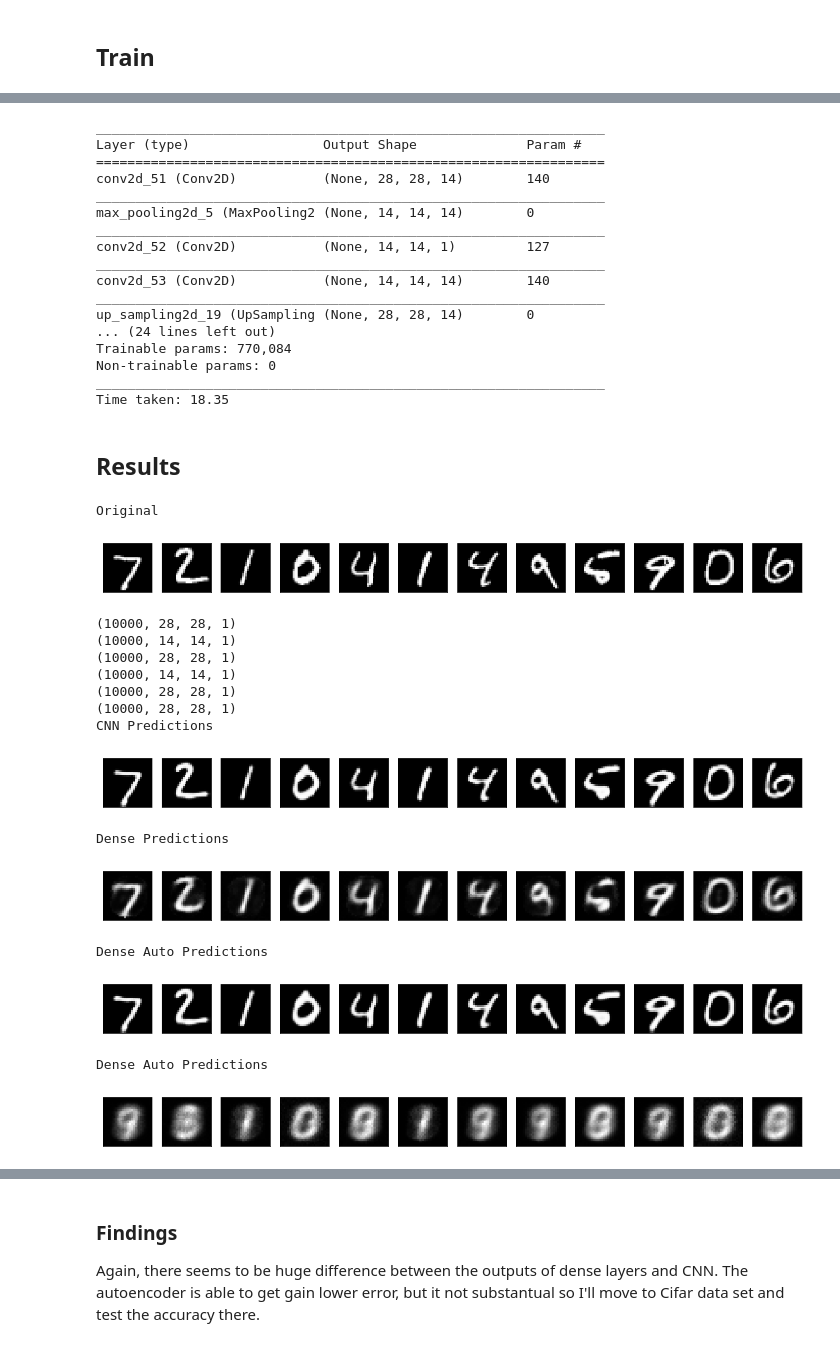
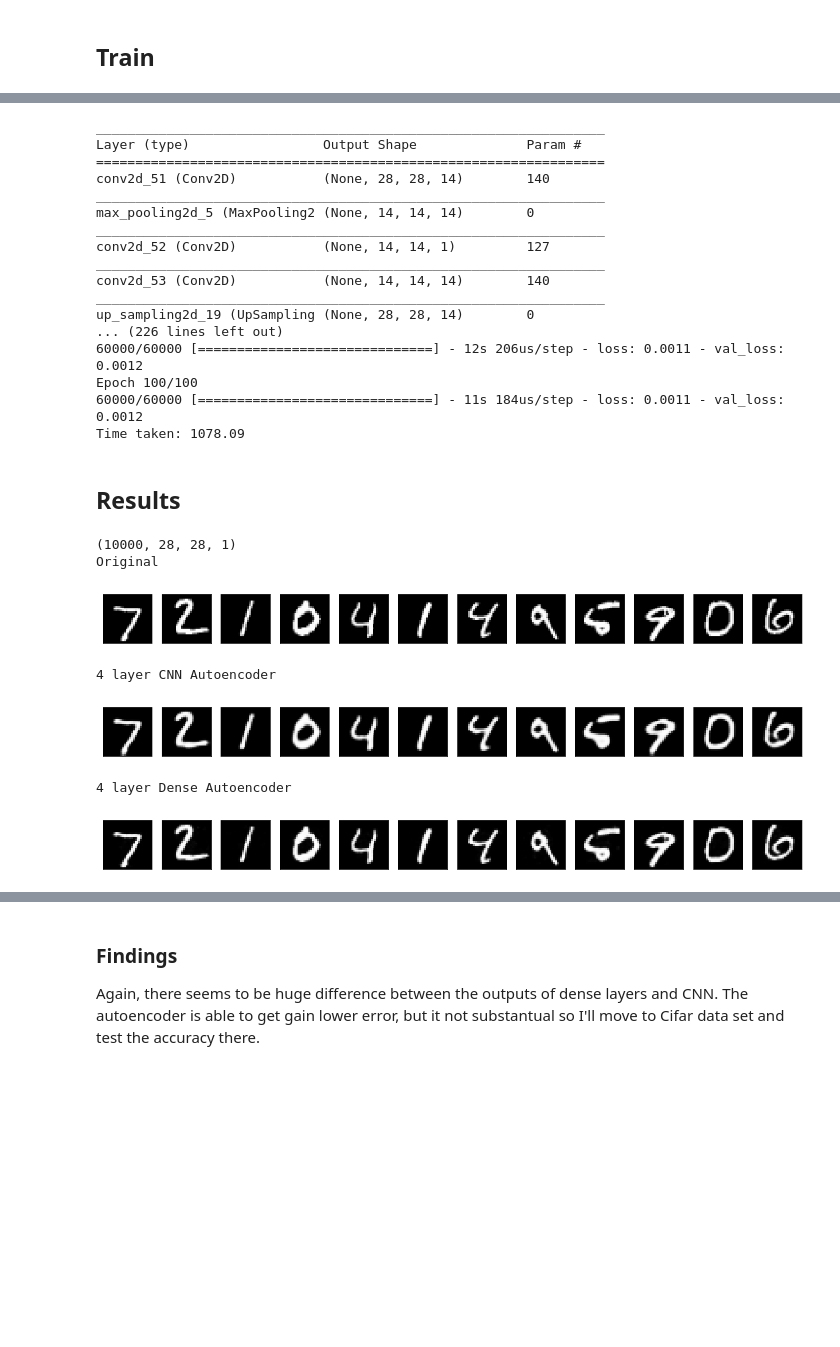
Before and after one commit to several27/COMP6208-AutoEncoder, a Jupyter notebook: mattochal/CNN_upscalers.ipynb, the cells around one changed output, grey strips where cells are left out. Drawn from its saved outputs; the diff is of its cells as text; code cells hidden in the pictures; blank space fills up the shorter version.

```diff
--- a/mattochal/CNN_upscalers.ipynb
+++ b/mattochal/CNN_upscalers.ipynb
@@ -296,6 +298,8 @@ def basic_cnn_autoencoder_mnist(x_train, y_train, x_test, y_test, epochs=5,
         upscaler.save(model_filename)
     return upscaler
 # %%
+
+
 def basic_dense_autoencoder_mnist(x_train, y_train, x_test, y_test, epochs=5,
                             retrain=False, model_filename="basic_dense_autoencoder_mnist.h5"):
     if os.path.isfile(model_filename) and not retrain:
@@ -314,8 +318,12 @@ def basic_dense_autoencoder_mnist(x_train, y_train, x_test, y_test, epochs=5,
             Reshape(target_shape = output_image_dim),
         ])
 
-        upscaler.compile(optimizer='adadelta', loss='mean_squared_error')
+        upscaler.compile(optimizer='adam', loss='mean_squared_error')
         upscaler.summary()
+
+        checkpoint = ModelCheckpoint("SRCNN_check_longer.h5", monitor='val_loss', verbose=1, save_best_only=True,
+                                 save_weights_only=False, mode='min')
+        callbacks_list = [checkpoint]
 
         upscaler.fit(x_train, y_train,
                      epochs=epochs,
@@ -428,7 +436,9 @@ my_basic_dense_autoencoder_mnist = basic_dense_autoencoder_mnist(
     x_train = x_train_mnist,
     y_train = x_train_mnist,
     x_test = x_test_mnist,
-    y_test = x_test_mnist
+    y_test = x_test_mnist,
+    epochs = 100,
+    retrain= True
 )
 te = time.time()
 print("Time taken: {:.2f}".format(te-ts))
@@ -445,62 +455,52 @@ _________________________________________________________________
 conv2d_53 (Conv2D)           (None, 14, 14, 14)        140
 _________________________________________________________________
 up_sampling2d_19 (UpSampling (None, 28, 28, 14)        0
-... (24 lines left out)
-Trainable params: 770,084
-Non-trainable params: 0
-_________________________________________________________________
-Time taken: 18.35
+... (226 lines left out)
+60000/60000 [==============================] - 12s 206us/step - loss: 0.0011 - val_loss: 0.0012
+Epoch 100/100
+60000/60000 [==============================] - 11s 184us/step - loss: 0.0011 - val_loss: 0.0012
+Time taken: 1078.09
 # %% [markdown]
 ## Results
 # %%
-print("Original")
-draw_images(x_test_mnist, shape=(28,28))
+# print(np.shape(x_test_mnist))
+# cnn_small_pred = my_basic_cnn_downscaler_mnist.predict(x_test_mnist)
+# print(np.shape(cnn_small_pred))
+# cnn_pred = my_basic_cnn_upscaler_mnist.predict(cnn_small_pred)
 
-print(np.shape(x_test_mnist))
-cnn_small_pred = my_basic_cnn_downscaler_mnist.predict(x_test_mnist)
-print(np.shape(cnn_small_pred))
-cnn_pred = my_basic_cnn_upscaler_mnist.predict(cnn_small_pred)
+# print(np.shape(x_test_mnist))
+# dense_small_pred = my_basic_dense_downscaler_mnist.predict(x_test_mnist)
+# # print(np.shape(dense_small_pred))
+# # dense_pred = my_basic_dense_upscaler_mnist.predict(dense_small_pred)
 
-print(np.shape(x_test_mnist))
-dense_small_pred = my_basic_dense_downscaler_mnist.predict(x_test_mnist)
-print(np.shape(dense_small_pred))
-dense_pred = my_basic_dense_upscaler_mnist.predict(dense_small_pred)
-
-
-print(np.shape(x_test_mnist))
-cnn_auto_pred = my_basic_cnn_autoencoder_mnist.predict(x_test_mnist)
+# print(np.shape(x_test_mnist))
+# cnn_auto_pred = my_basic_cnn_autoencoder_mnist.predict(x_test_mnist)
 
 print(np.shape(x_test_mnist))
 dense_auto_pred = my_basic_dense_autoencoder_mnist.predict(x_test_mnist)
 
-print("CNN Predictions")
-draw_images(cnn_pred, shape=(28, 28))
+print("Original")
+draw_images(x_test_mnist, shape=(28,28))
 
-print("Dense Predictions")
-draw_images(dense_pred, shape=(28, 28))
+# print("CNN Predictions")
+# draw_images(cnn_pred, shape=(28, 28))
 
-print("Dense Auto Predictions")
+# print("Dense Predictions")
+# draw_images(dense_pred, shape=(28, 28))
+
+print("4 layer CNN Autoencoder")
 draw_images(cnn_auto_pred, shape=(28, 28))
 
-print("Dense Auto Predictions")
+print("4 layer Dense Autoencoder")
 draw_images(dense_auto_pred, shape=(28, 28))
 # %% [output]
+(10000, 28, 28, 1)
 Original
 [figure]
-(10000, 28, 28, 1)
-(10000, 14, 14, 1)
-(10000, 28, 28, 1)
-(10000, 14, 14, 1)
-(10000, 28, 28, 1)
-(10000, 28, 28, 1)
-CNN Predictions
+4 layer CNN Autoencoder
 [figure]
-Dense Predictions
+4 layer Dense Autoencoder
-[figure, old version]
+[figure, new version]
-Dense Auto Predictions
-[figure, removed]
-Dense Auto Predictions
-[figure, removed]
 # %%
 # mean squared error
 from sklearn.metrics import mean_squared_error
```
Also changed, not shown: parts of 9 cells of this notebook, 6 other files.
